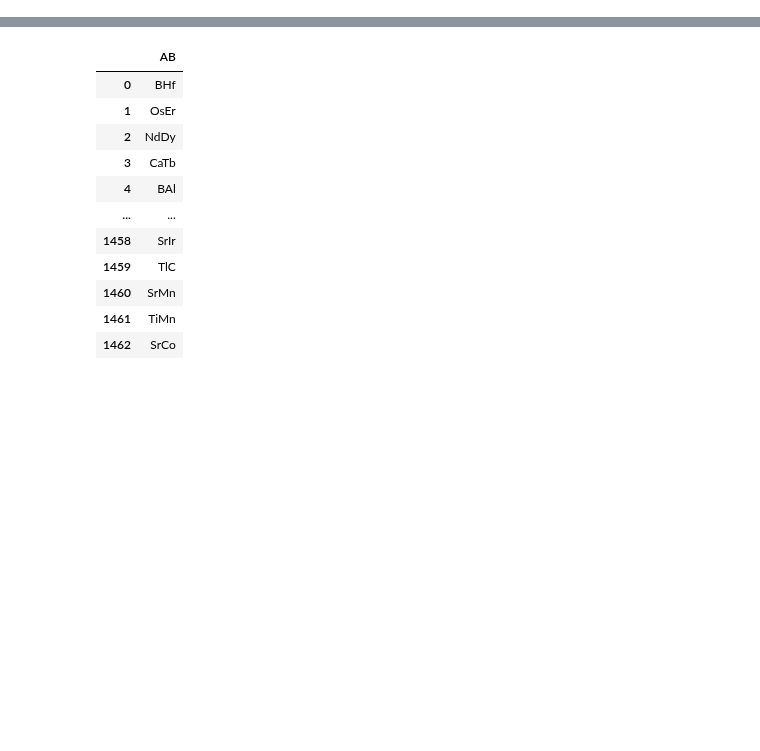
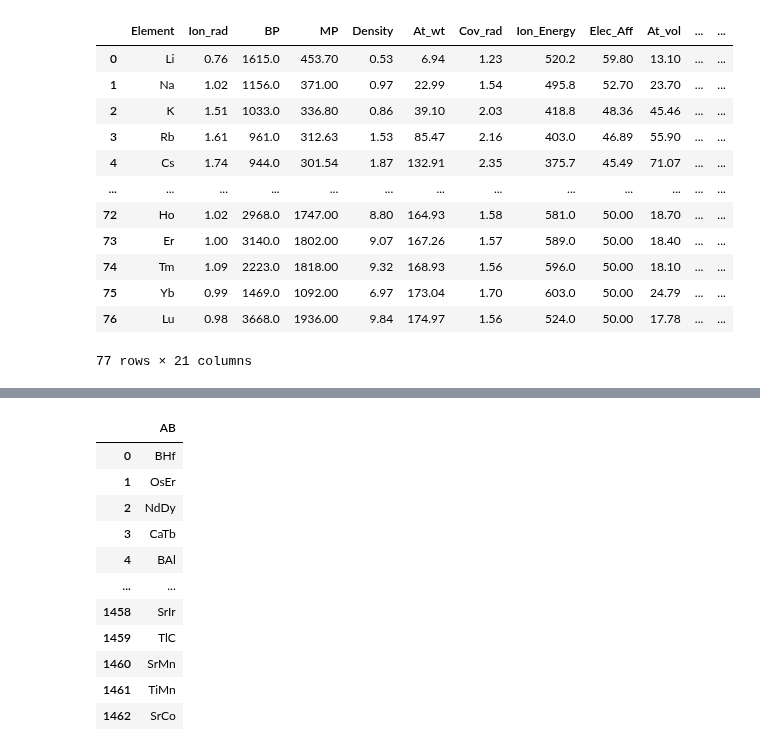
Before and after one commit to mannodiarun/MSE570, a Jupyter notebook: hw6.ipynb, the cells around one changed output, grey strips where cells are left out. Drawn from its saved outputs; the diff is of its cells as text; code cells hidden in the pictures; blank space fills up the shorter version.

```diff
--- a/hw6.ipynb
+++ b/hw6.ipynb
@@ -46,4 +66,20 @@ training_data
 1463 rows × 7 columns
+# %%
+elem_prop_all
+# %% [output]
+|  | Element | Ion_rad | BP | MP | Density | At_wt | Cov_rad | Ion_Energy | Elec_Aff | At_vol | ... | ... |
+| 0 | Li | 0.76 | 1615.0 | 453.70 | 0.53 | 6.94 | 1.23 | 520.2 | 59.80 | 13.10 | ... | ... |
+| 1 | Na | 1.02 | 1156.0 | 371.00 | 0.97 | 22.99 | 1.54 | 495.8 | 52.70 | 23.70 | ... | ... |
+| 2 | K | 1.51 | 1033.0 | 336.80 | 0.86 | 39.10 | 2.03 | 418.8 | 48.36 | 45.46 | ... | ... |
+| 3 | Rb | 1.61 | 961.0 | 312.63 | 1.53 | 85.47 | 2.16 | 403.0 | 46.89 | 55.90 | ... | ... |
+| 4 | Cs | 1.74 | 944.0 | 301.54 | 1.87 | 132.91 | 2.35 | 375.7 | 45.49 | 71.07 | ... | ... |
+| ... | ... | ... | ... | ... | ... | ... | ... | ... | ... | ... | ... | ... |
+| 72 | Ho | 1.02 | 2968.0 | 1747.00 | 8.80 | 164.93 | 1.58 | 581.0 | 50.00 | 18.70 | ... | ... |
+| 73 | Er | 1.00 | 3140.0 | 1802.00 | 9.07 | 167.26 | 1.57 | 589.0 | 50.00 | 18.40 | ... | ... |
+| 74 | Tm | 1.09 | 2223.0 | 1818.00 | 9.32 | 168.93 | 1.56 | 596.0 | 50.00 | 18.10 | ... | ... |
+| 75 | Yb | 0.99 | 1469.0 | 1092.00 | 6.97 | 173.04 | 1.70 | 603.0 | 50.00 | 24.79 | ... | ... |
+| 76 | Lu | 0.98 | 3668.0 | 1936.00 | 9.84 | 174.97 | 1.56 | 524.0 | 50.00 | 17.78 | ... | ... |
+77 rows × 21 columns
 # %%
 training_data["gap"]
 # %% [output]
```
Also changed, not shown: parts of 7 cells of this notebook.
